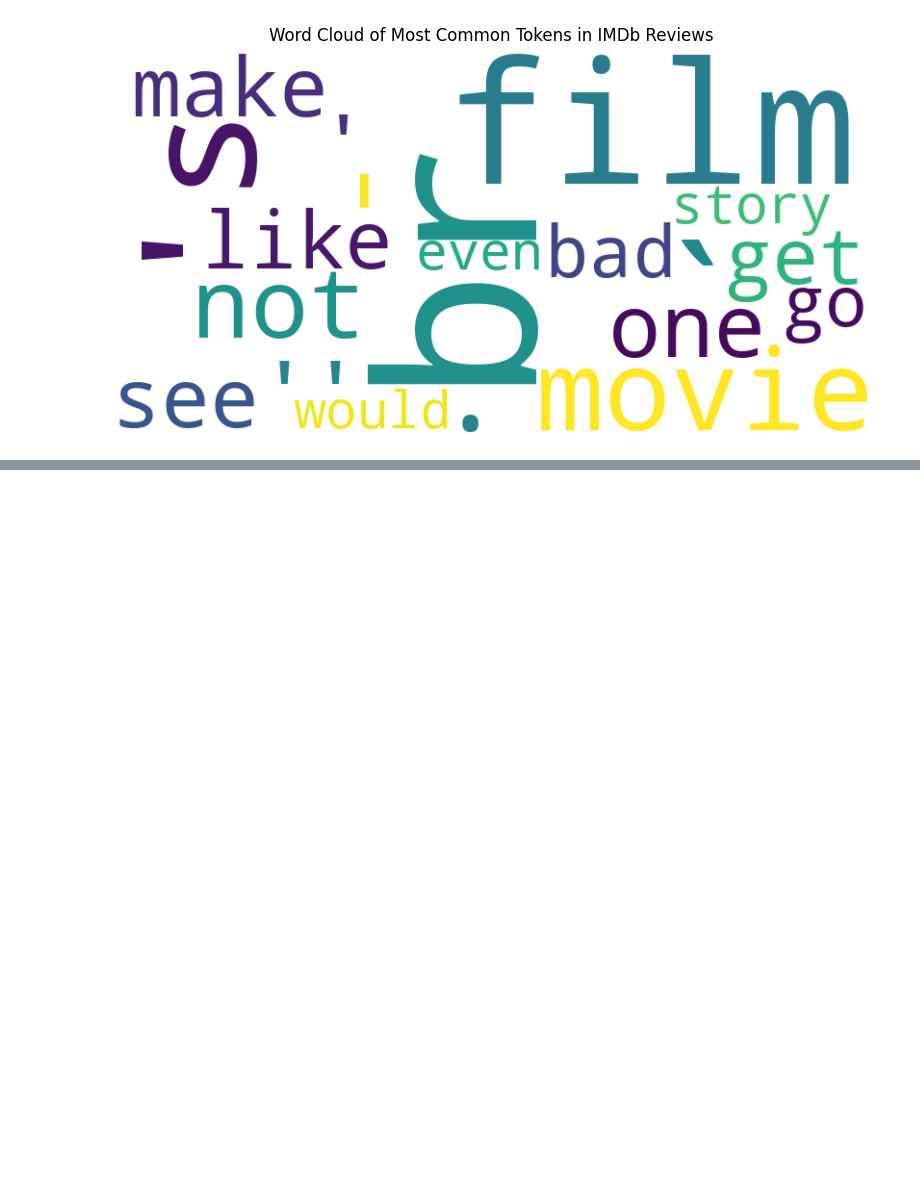
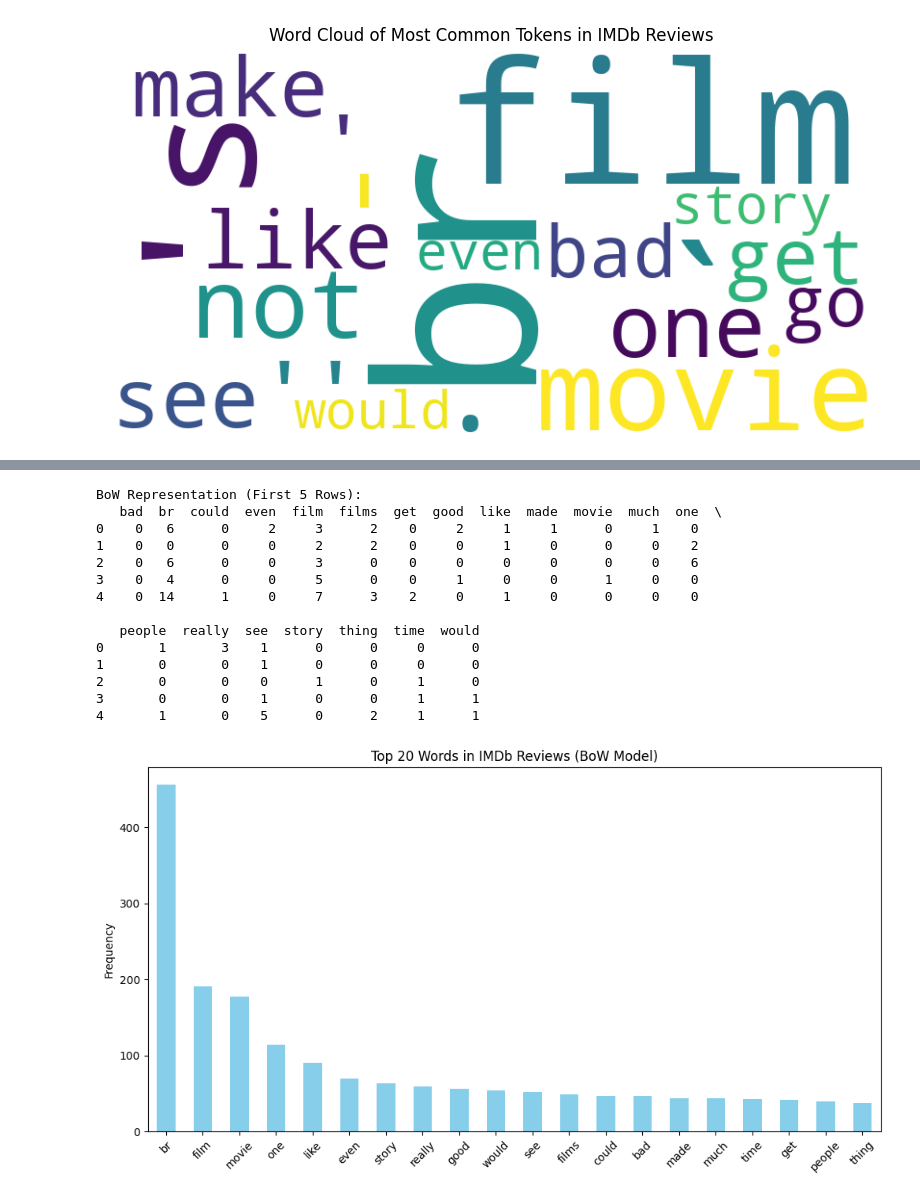
Before and after one commit to A790227/data-project-llm, a Jupyter notebook: Untitled0.ipynb, the cells around one changed output, grey strips where cells are left out. Drawn from its saved outputs; the diff is of its cells as text; code cells hidden in the pictures; blank space fills up the shorter version.

```diff
--- a/Untitled0.ipynb
+++ b/Untitled0.ipynb
@@ -293,0 +316,51 @@ plt.show()
+# %%
+from datasets import load_dataset
+from sklearn.feature_extraction.text import CountVectorizer
+from nltk.corpus import stopwords
+import matplotlib.pyplot as plt
+import pandas as pd
+
+# Load IMDb dataset
+ds = load_dataset('imdb', split='train')
+
+# Extract a sample of 100 reviews for demonstration
+reviews = [ds[i]['text'] for i in range(100)]
+
+# Initialize CountVectorizer with stopword removal and fitting it on reviews
+stop_words = stopwords.words('english')
+vectorizer = CountVectorizer(stop_words=stop_words, max_features=20)  # Limit to top 20 words
+bow_matrix = vectorizer.fit_transform(reviews)
+
+# Convert BoW matrix to a DataFrame for easier visualization
+bow_df = pd.DataFrame(bow_matrix.toarray(), columns=vectorizer.get_feature_names_out())
+
+# Display the first few rows of the BoW DataFrame
+print("BoW Representation (First 5 Rows):")
+print(bow_df.head())
+
+# Sum the word counts for visualization
+word_counts = bow_df.sum(axis=0).sort_values(ascending=False)
+
+# Plot: Bar plot of the top 20 words in the BoW model
+plt.figure(figsize=(12, 6))
+word_counts.plot(kind='bar', color='skyblue')
+plt.title('Top 20 Words in IMDb Reviews (BoW Model)')
+plt.ylabel('Frequency')
+plt.xticks(rotation=45)
+plt.show()
+# %% [output]
+BoW Representation (First 5 Rows):
+   bad  br  could  even  film  films  get  good  like  made  movie  much  one  \
+0    0   6      0     2     3      2    0     2     1     1      0     1    0
+1    0   0      0     0     2      2    0     0     1     0      0     0    2
+2    0   6      0     0     3      0    0     0     0     0      0     0    6
+3    0   4      0     0     5      0    0     1     0     0      1     0    0
+4    0  14      1     0     7      3    2     0     1     0      0     0    0
+
+   people  really  see  story  thing  time  would
+0       1       3    1      0      0     0      0
+1       0       0    1      0      0     0      0
+2       0       0    0      1      0     1      0
+3       0       0    1      0      0     1      1
+4       1       0    5      0      2     1      1
+[figure, added]
```
Also changed, not shown: parts of 5 cells of this notebook.
